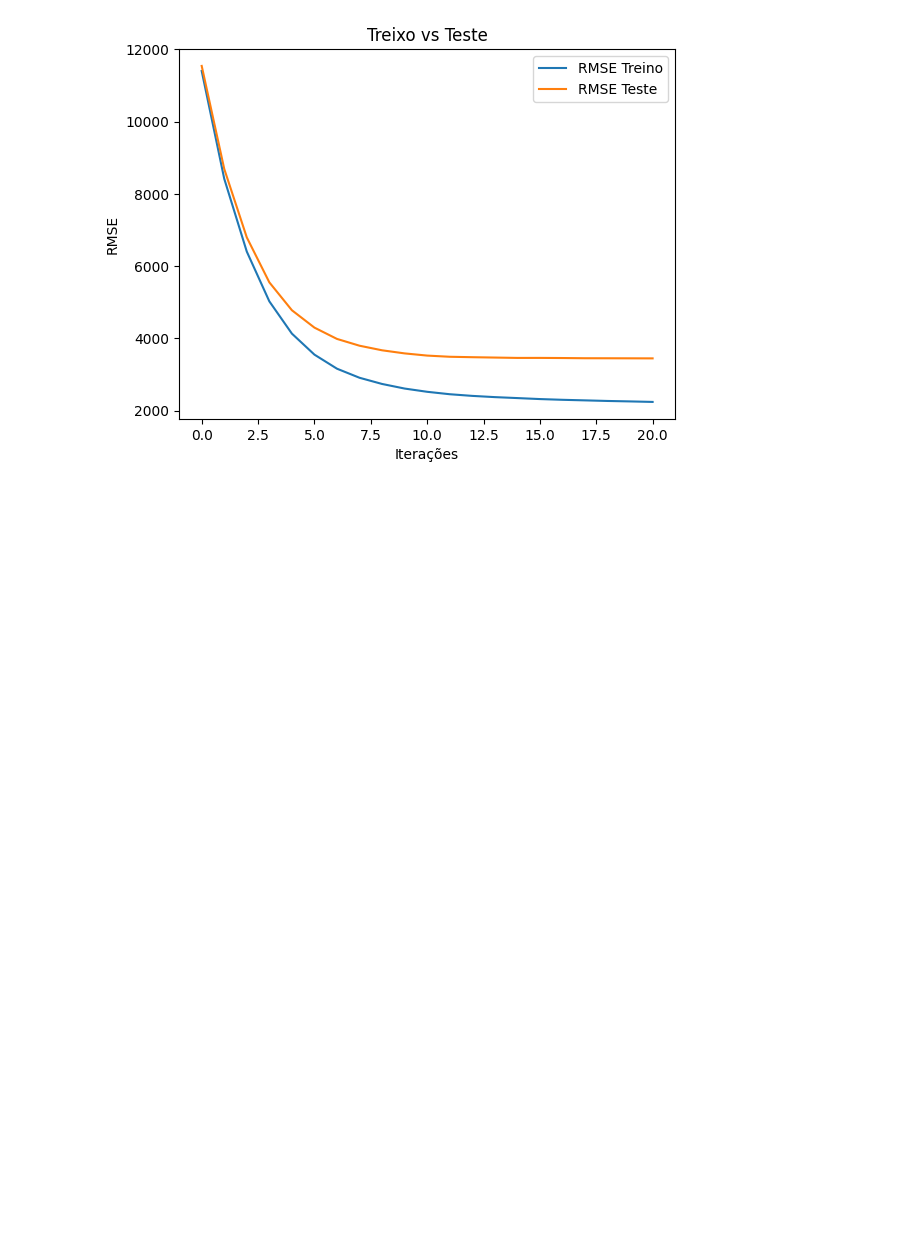
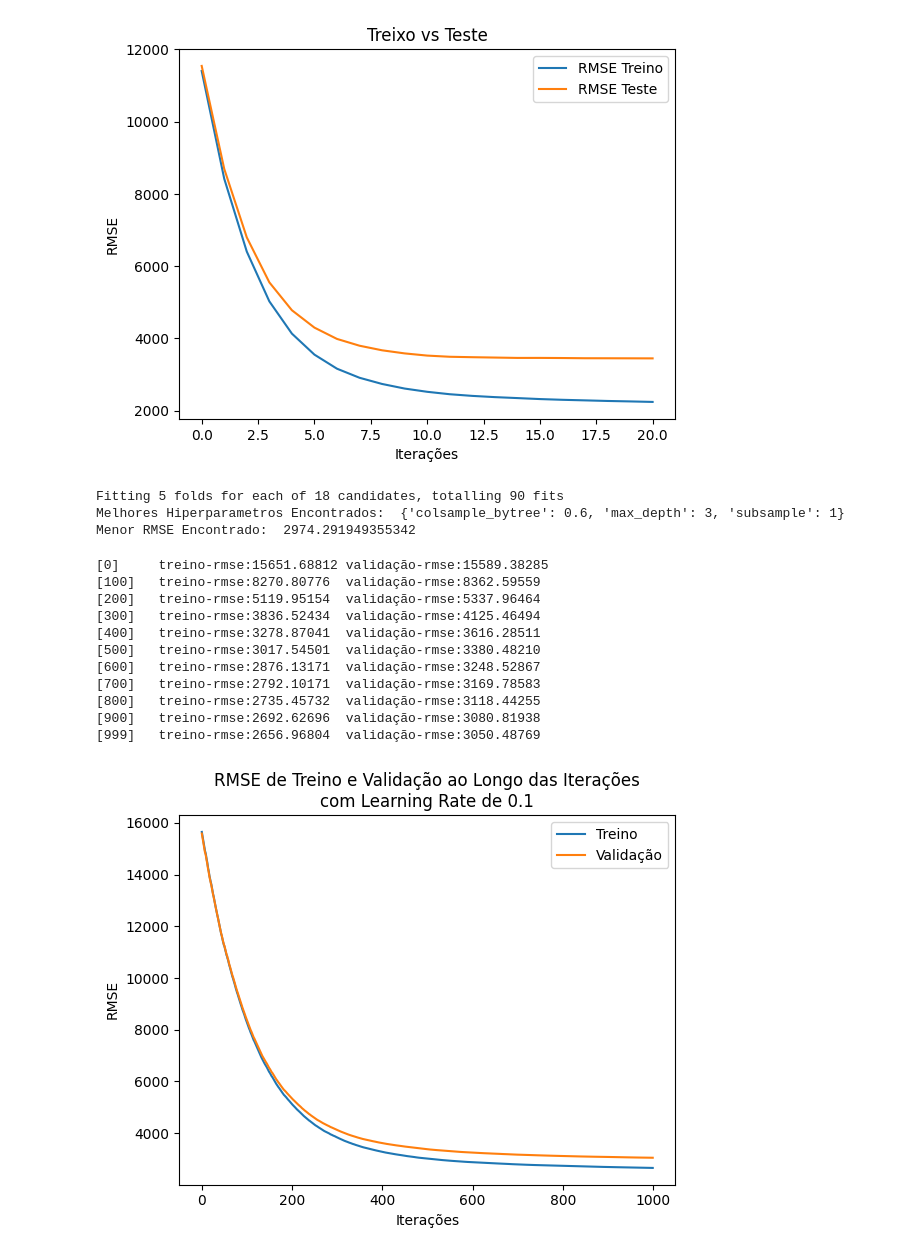
Before and after one commit to marcoamolinaro/machine-learning-alura, a Jupyter notebook: Regressão_Aprimorando_os_resultados_com_XGBoost/Projeto_Precificação_Automoveis_Usados.ipynb, the cells around one changed output. Saved outputs shown, nothing was run; the diff lists cells and outputs as text; code cells hidden in the pictures; blank space fills up the shorter version.

Commit message:
Aula 04 - Ajustando hiperparametros do XGBoost

```diff
--- a/Regressão_Aprimorando_os_resultados_com_XGBoost/Projeto_Precificação_Automoveis_Usados.ipynb
+++ b/Regressão_Aprimorando_os_resultados_com_XGBoost/Projeto_Precificação_Automoveis_Usados.ipynb
@@ -287,3 +287,69 @@ plt.legend()
 plt.show()
 # %% [output]
 [figure]
+# %%
+from sklearn.model_selection import GridSearchCV
+import numpy as np
+
+param_grid = {
+    'colsample_bytree': [0.6, 1],
+    'subsample': [0.5, 0.8, 1],
+    'max_depth': [3, 5, 10]
+}
+
+gbm = xgb.XGBRegressor(enable_categorical=True)
+
+grid = GridSearchCV(
+    estimator=gbm,
+    param_grid=param_grid,
+    scoring='neg_mean_squared_error',
+    cv=5,
+    verbose=1
+)
+
+grid.fit(X, y)
+
+print('Melhores Hiperparametros Encontrados: ', grid.best_params_)
+print('Menor RMSE Encontrado: ', np.sqrt(np.abs(grid.best_score_)))
+# %% [output]
+Fitting 5 folds for each of 18 candidates, totalling 90 fits
+Melhores Hiperparametros Encontrados:  {'colsample_bytree': 0.6, 'max_depth': 3, 'subsample': 1}
+Menor RMSE Encontrado:  2974.291949355342
+# %%
+params = {'objective': 'reg:squarederror', 'colsample_bytree': 0.6, 'max_depth': 3, 'subsample': 1, 'learning_rate': 0.01}
+
+evals_result = {}
+
+modelo = xgb.train(
+    params=params,
+    dtrain=dtreino,
+    num_boost_round=1000,
+    early_stopping_rounds=10,
+    verbose_eval=100,
+    evals=[(dtreino, 'treino'), (dteste, 'validação')],
+    evals_result=evals_result
+)
+
+treino_rsme = evals_result['treino']['rmse']
+validacao_rsme = evals_result['validação']['rmse']
+
+plt.plot(treino_rsme, label='Treino')
+plt.plot(validacao_rsme, label='Validação')
+plt.xlabel('Iterações')
+plt.ylabel('RMSE')
+plt.title('RMSE de Treino e Validação ao Longo das Iterações\ncom Learning Rate de 0.1')
+plt.legend()
+plt.show()
+# %% [output]
+[0]     treino-rmse:15651.68812 validação-rmse:15589.38285
+[100]   treino-rmse:8270.80776  validação-rmse:8362.59559
+[200]   treino-rmse:5119.95154  validação-rmse:5337.96464
+[300]   treino-rmse:3836.52434  validação-rmse:4125.46494
+[400]   treino-rmse:3278.87041  validação-rmse:3616.28511
+[500]   treino-rmse:3017.54501  validação-rmse:3380.48210
+[600]   treino-rmse:2876.13171  validação-rmse:3248.52867
+[700]   treino-rmse:2792.10171  validação-rmse:3169.78583
+[800]   treino-rmse:2735.45732  validação-rmse:3118.44255
+[900]   treino-rmse:2692.62696  validação-rmse:3080.81938
+[999]   treino-rmse:2656.96804  validação-rmse:3050.48769
+[figure, added]
```
Also changed, not shown: parts of 3 cells of this notebook.
